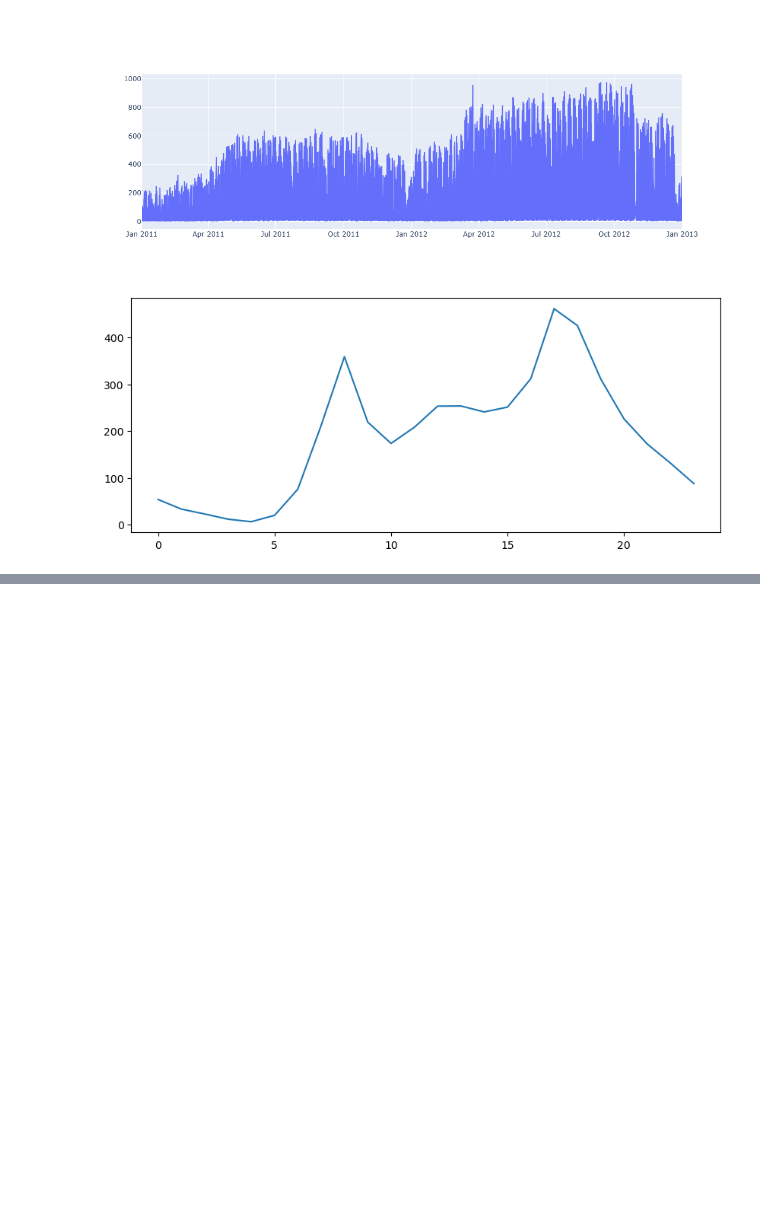
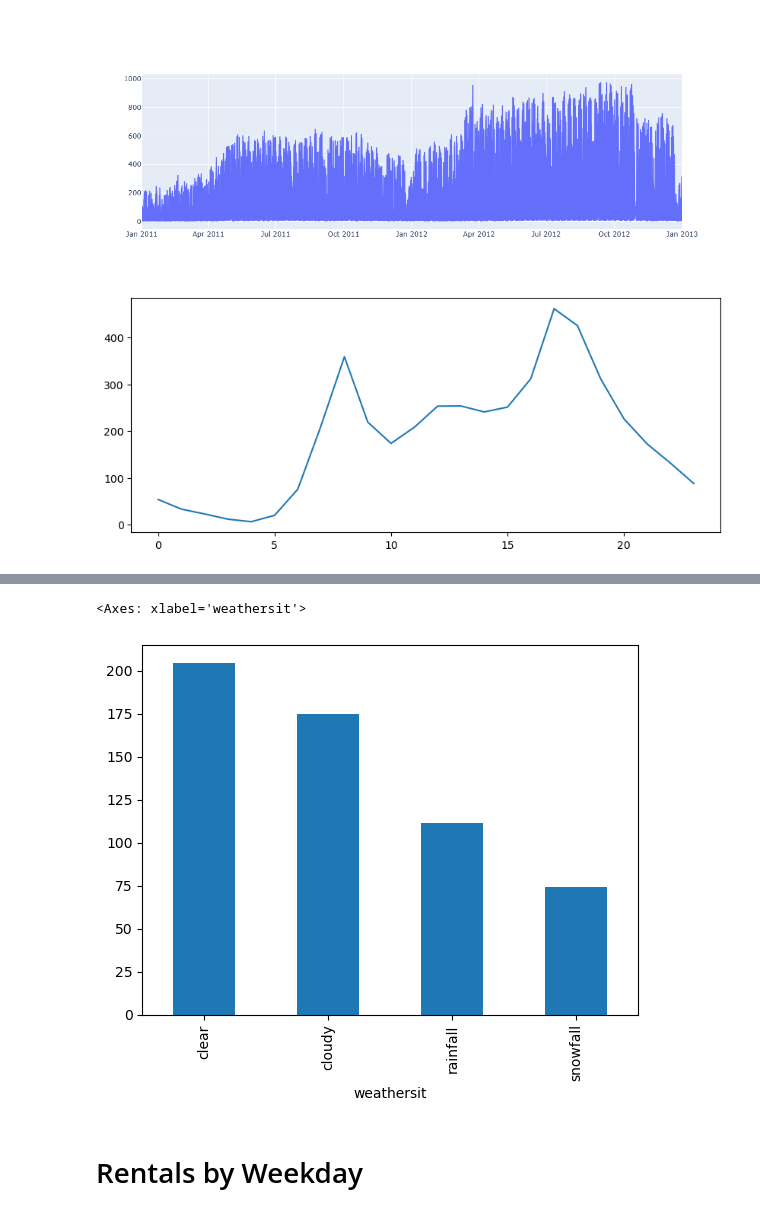
Before and after one commit to Vish-bit/ml-bike-rental-project, a Jupyter notebook: ml-app/notebooks/EDA.ipynb, the cells around one changed output, grey strips where cells are left out. Saved outputs shown, nothing was run; the diff lists cells and outputs as text; code cells hidden in the pictures; blank space fills up the shorter version.

```diff
--- a/ml-app/notebooks/EDA.ipynb
+++ b/ml-app/notebooks/EDA.ipynb
@@ -91,0 +119,5 @@ plt.show()
+# %%
+weather_map = {1:"clear", 2:"cloudy",3:"rainfall", 4:"snowfall"}
+
+#Apply Mapping
+df['weathersit'] = df['weathersit'].map(weather_)
@@ -91,0 +133,8 @@ plt.show()
+# %%
+weather_mean = df.groupby('weathersit')['cnt'].mean().reindex(['clear','cloudy','rainfall','snowfall'])
+weather_mean.plot(kind='bar')
+# %% [output]
+<Axes: xlabel='weathersit'>
+[figure, added]
+# %% [markdown]
+# Rentals by Weekday
```
Also changed, not shown: parts of 17 cells of this notebook.
